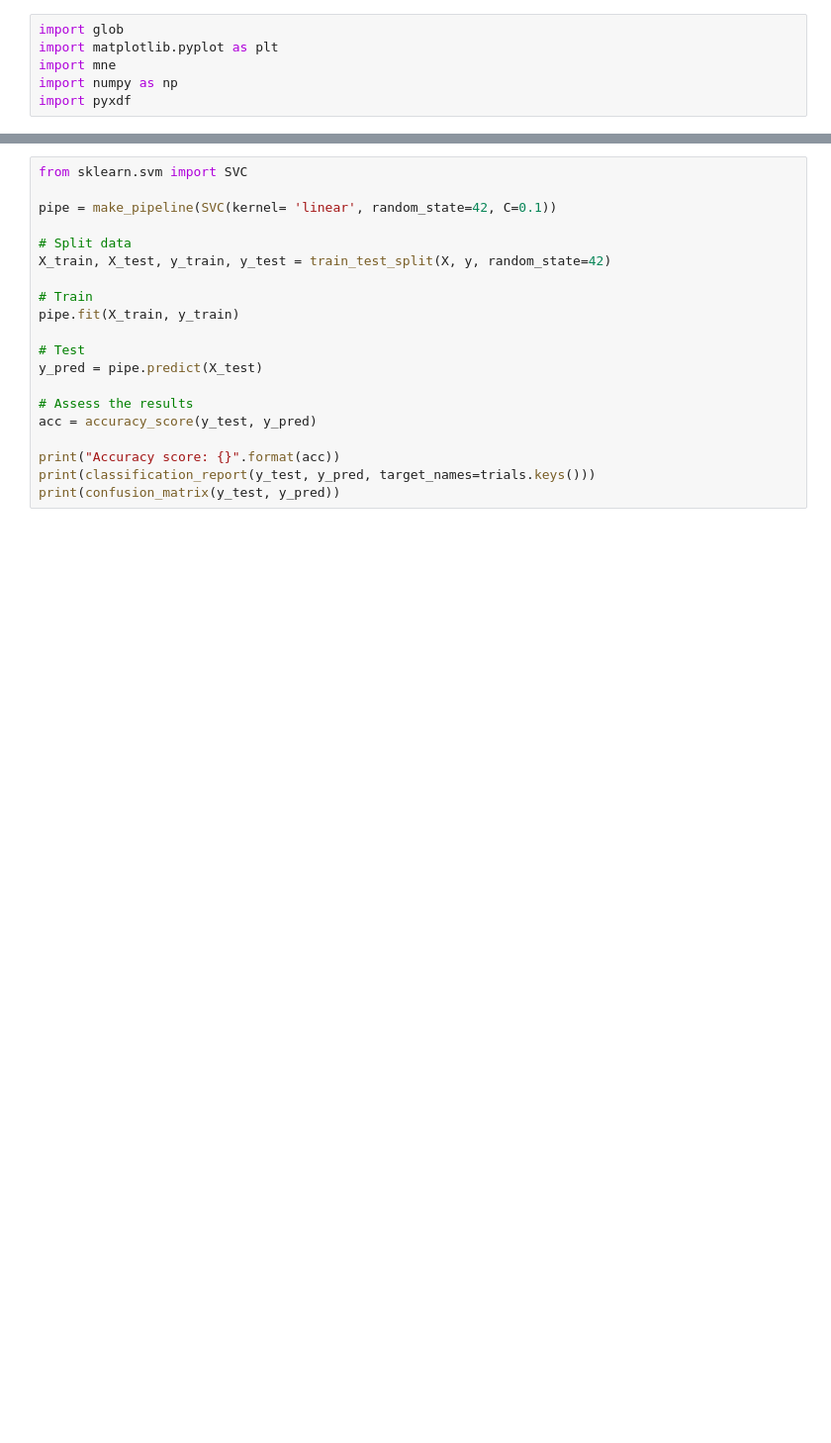
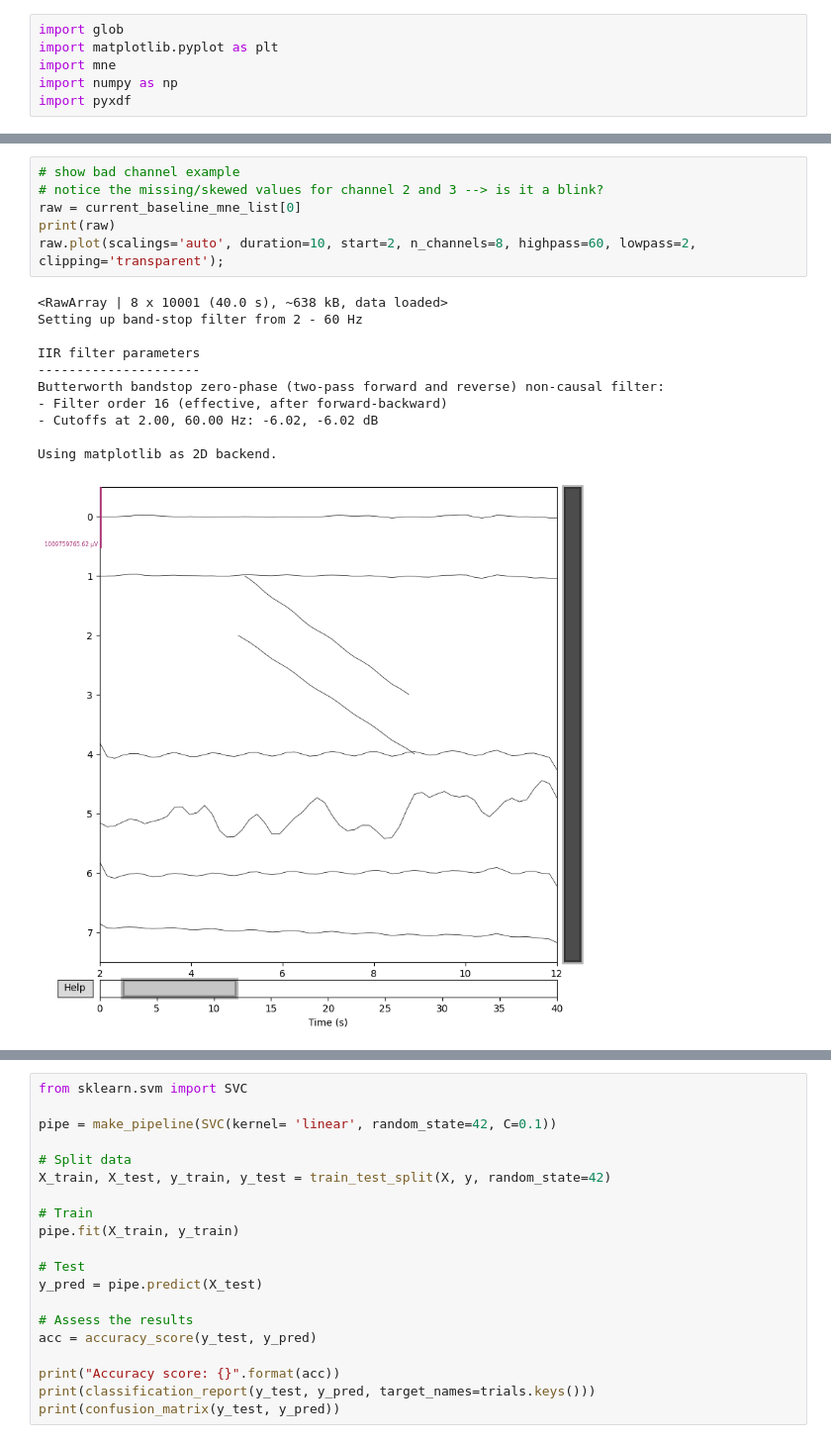
Before and after one commit to tobiasweede/eeg-workshop-bremen, a Jupyter notebook: towards-feature-extraction.ipynb, the cells around one changed output, grey strips where cells are left out. Shown: that part at 99% size. Saved outputs shown, nothing was run; the diff lists cells and outputs as text; blank space fills up the shorter version.

```diff
--- a/towards-feature-extraction.ipynb
+++ b/towards-feature-extraction.ipynb
@@ -167 +135,19 @@ Effective window size : 8.192 (s)
+# %%
+# show bad channel example
+# notice the missing/skewed values for channel 2 and 3 --> is it a blink?
+raw = current_baseline_mne_list[0]
+print(raw)
+raw.plot(scalings='auto', duration=10, start=2, n_channels=8, highpass=60, lowpass=2, clipping='transparent');
+# %% [output]
+<RawArray | 8 x 10001 (40.0 s), ~638 kB, data loaded>
+Setting up band-stop filter from 2 - 60 Hz
+
+IIR filter parameters
+---------------------
+Butterworth bandstop zero-phase (two-pass forward and reverse) non-causal filter:
+- Filter order 16 (effective, after forward-backward)
+- Cutoffs at 2.00, 60.00 Hz: -6.02, -6.02 dB
+
+Using matplotlib as 2D backend.
+[figure, added]
 # %%
```
Also changed, not shown: parts of 15 cells of this notebook, 3 other files.
